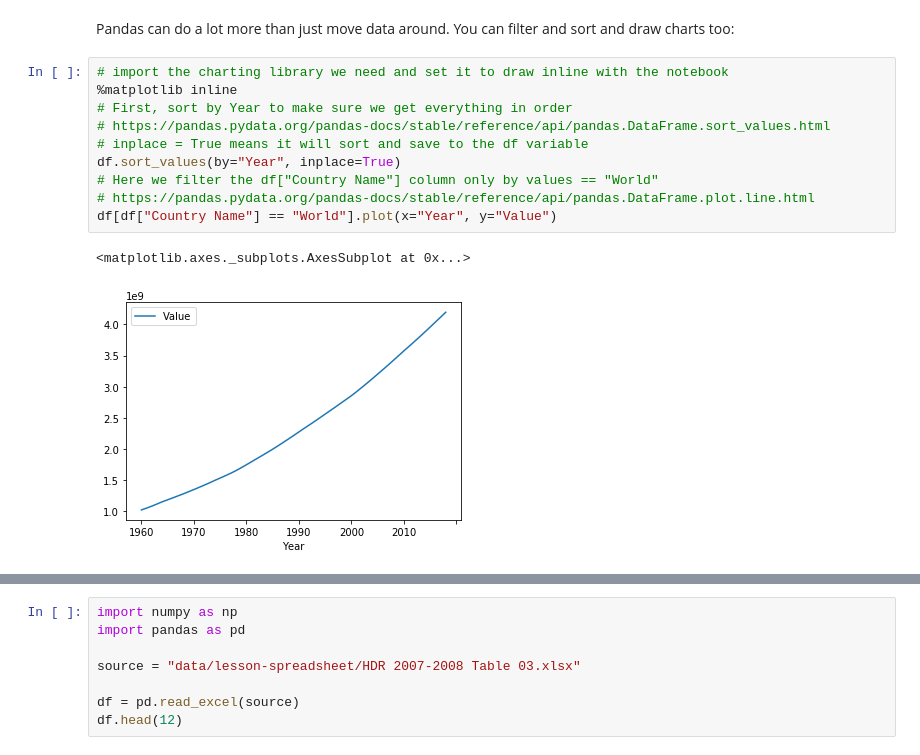
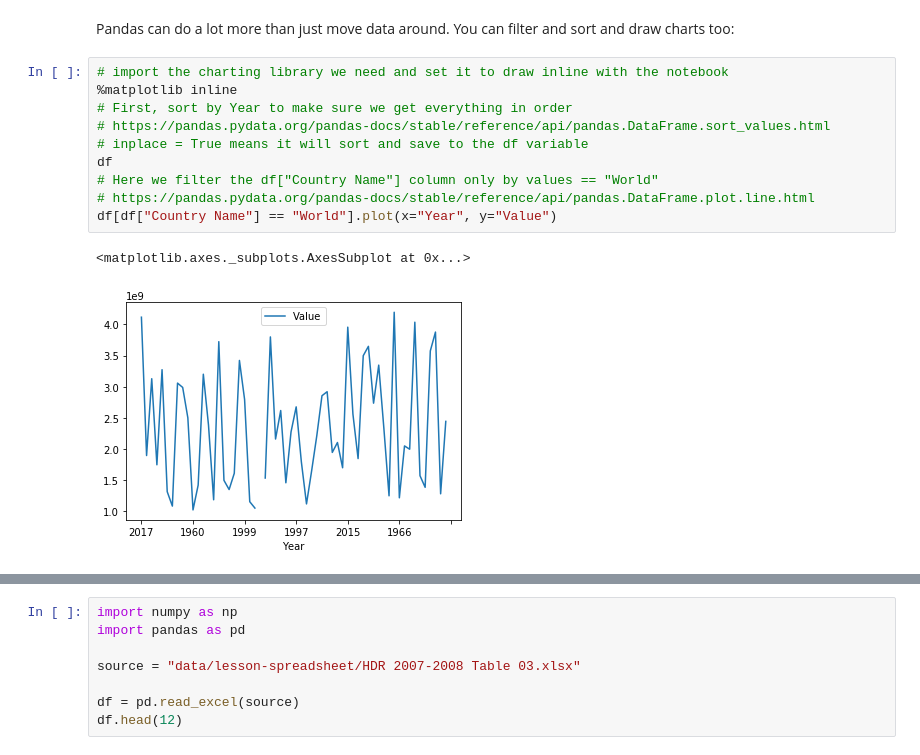
Before and after one commit to whythawk/data-wrangling-and-validation, a Jupyter notebook: Lesson 1-2-2 Programmatic data wrangling with Python and Pandas.ipynb, the cells around one changed output, grey strips where cells are left out. Cells and saved outputs as stored; diff of their text form.

```diff
--- a/Lesson 1-2-2 Programmatic data wrangling with Python and Pandas.ipynb
+++ b/Lesson 1-2-2 Programmatic data wrangling with Python and Pandas.ipynb
@@ -244,16 +244,16 @@ Pandas can do a lot more than just move data around. You can filter and sort and
 # %%
 # import the charting library we need and set it to draw inline with the notebook
 %matplotlib inline
 # First, sort by Year to make sure we get everything in order
 # https://pandas.pydata.org/pandas-docs/stable/reference/api/pandas.DataFrame.sort_values.html
 # inplace = True means it will sort and save to the df variable
-df.sort_values(by="Year", inplace=True)
+df
 # Here we filter the df["Country Name"] column only by values == "World"
 # https://pandas.pydata.org/pandas-docs/stable/reference/api/pandas.DataFrame.plot.line.html
 df[df["Country Name"] == "World"].plot(x="Year", y="Value")
 # %% [output]
 <matplotlib.axes._subplots.AxesSubplot at 0x...>
-[figure, old version]
+[figure, new version]
 # %% [markdown]
 ## 2.2.2 Tutorial - cleaning complex data
 
```
Also changed, not shown: parts of 3 cells of this notebook, 1 other file.
